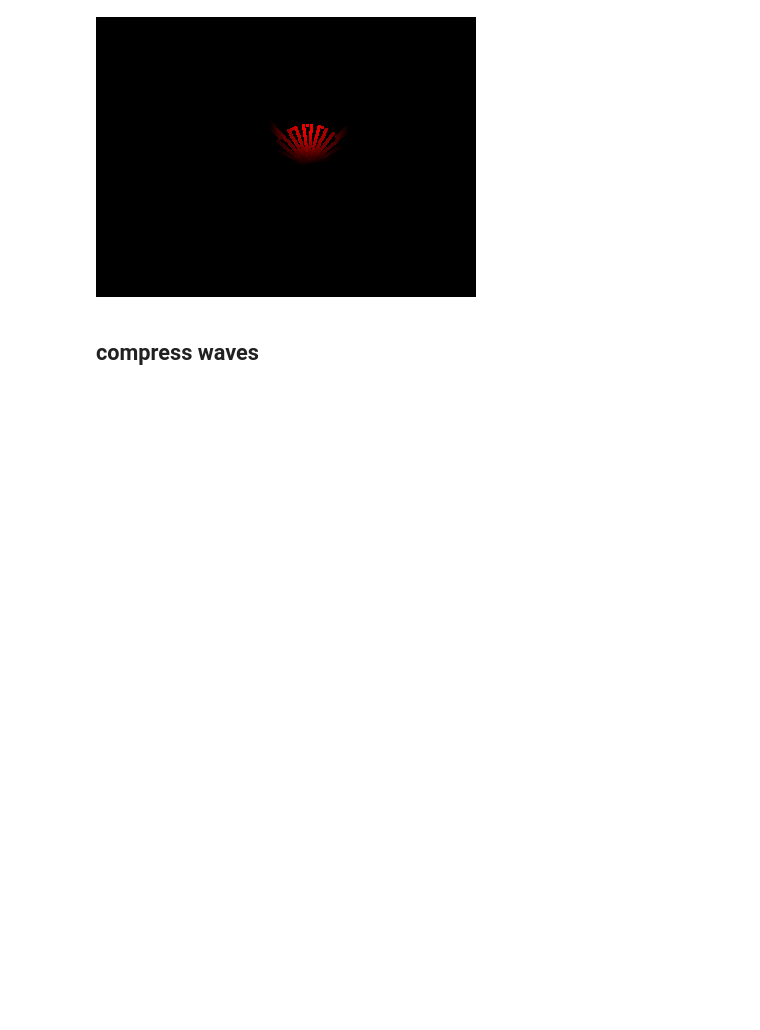
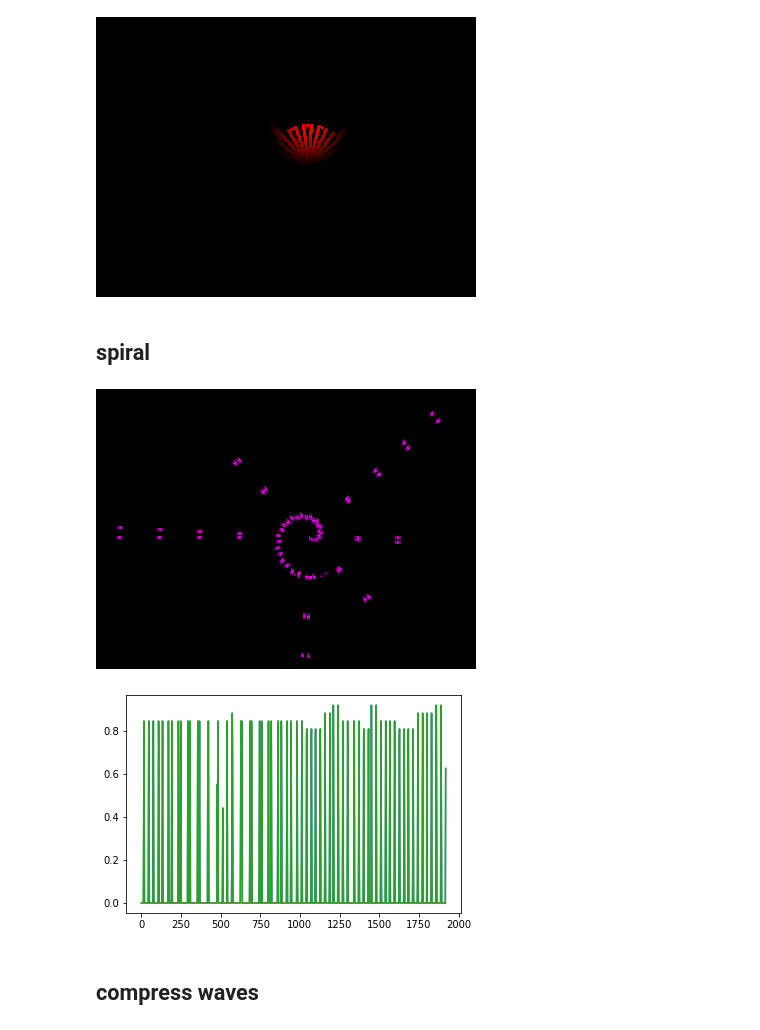
Before and after one commit to nuru-nu/moyo, a Jupyter notebook: notebooks/animations.ipynb, the cells around one changed output. Cells and saved outputs as stored; diff of their text form; code cells hidden in the pictures; blank space fills up the shorter version.

```diff
--- a/notebooks/animations.ipynb
+++ b/notebooks/animations.ipynb
@@ -155,6 +178,59 @@ anim = A.Dist2D(phi=0, r=1) | S.Lin(1, -1) | S.Lin(0, L.Named('heart')) | C.Pale
 DisplayS().draw(anim(heart=1))
 # %% [output]
 [figure]
+# %% [markdown]
+## spiral
+# %%
+phi_r_mapping = A.phi_r_mapping
+# %%
+
+
+spiral_palette = P.parse_colors_hex([
+    (0, '000'),
+    (0.3, 'f0f'),
+    (0.4, 'f0f'),
+    (0.6, 'f0f'),
+    (0.7, 'f0f'),
+    (1, '000'),
+])
+
+
+def spiral():
+    return A.Spiral(0.1, 1) | S.Mod(1) | C.Palette(spiral_palette)
+# %%
+class Spiral(L.Signal):
+
+    def init(self, dphi=1, dr=1.5):
+        pass
+
+    def call(self, t):
+        return t + (
+            phi_r_mapping[:, 0] * self.dphi
+            + phi_r_mapping[:, 1] * self.dr
+        )
+
+anim = Spiral() | S.Mod(1) | C.Palette(P.coolors_rainbow)
+
+
+spiral_palette = P.parse_colors_hex([
+    (0, '000'),
+    (0.4, '000'),
+    (0.5, 'f0f'),
+    (0.6, '000'),
+    (1, '000'),
+])
+
+
+def spiral():
+    return A.Spiral(.5/np.pi, 1) | S.Mod(1) | C.Palette(spiral_palette)
+
+
+vs = spiral()(t=0)
+plt.plot(vs);
+DisplayS().draw(vs)
+# %% [output]
+[figure, added]
+[figure, added]
 # %% [markdown]
 ## compress waves
 # %%
```
Also changed, not shown: parts of 2 cells of this notebook, 9 other files.
